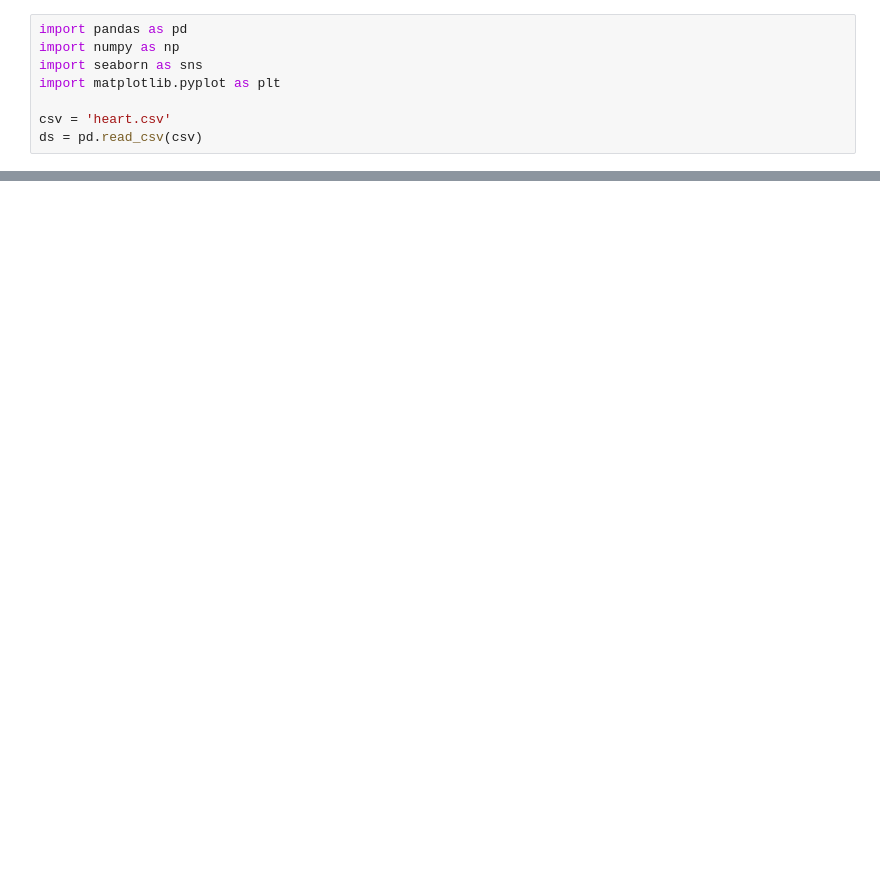
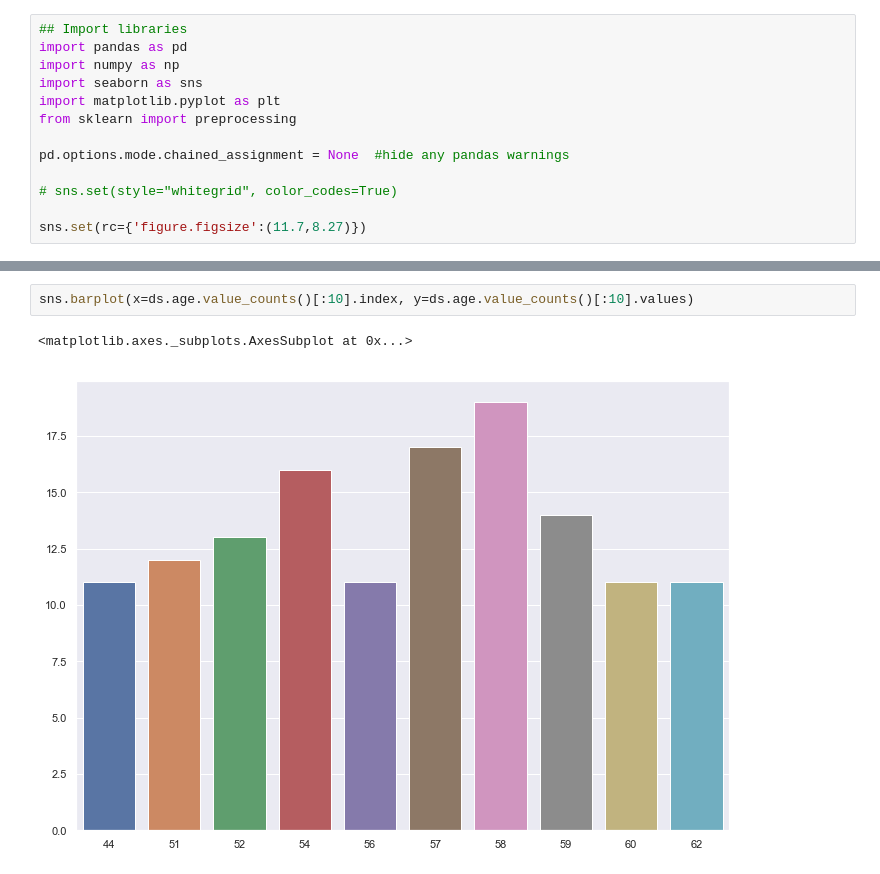
Before and after one commit to kartista88/Data-Mining, a Jupyter notebook: progetto_heart-diseases/script_ale.ipynb, the cells around one changed output, grey strips where cells are left out. Drawn from its saved outputs; the diff is of its cells as text; blank space fills up the shorter version.

```diff
--- a/progetto_heart-diseases/script_ale.ipynb
+++ b/progetto_heart-diseases/script_ale.ipynb
@@ -1,8 +1,13 @@
 # %%
+## Import libraries
 import pandas as pd
 import numpy as np
 import seaborn as sns
 import matplotlib.pyplot as plt
+from sklearn import preprocessing
 
-csv = 'heart.csv'
-ds = pd.read_csv(csv)
+pd.options.mode.chained_assignment = None  #hide any pandas warnings
+
+# sns.set(style="whitegrid", color_codes=True)
+
+sns.set(rc={'figure.figsize':(11.7,8.27)})
@@ -17,0 +72,5 @@ ds.tail()
+# %%
+sns.barplot(x=ds.age.value_counts()[:10].index, y=ds.age.value_counts()[:10].values)
+# %% [output]
+<matplotlib.axes._subplots.AxesSubplot at 0x...>
+[figure, added]
```
Also changed, not shown: parts of 18 cells of this notebook.
